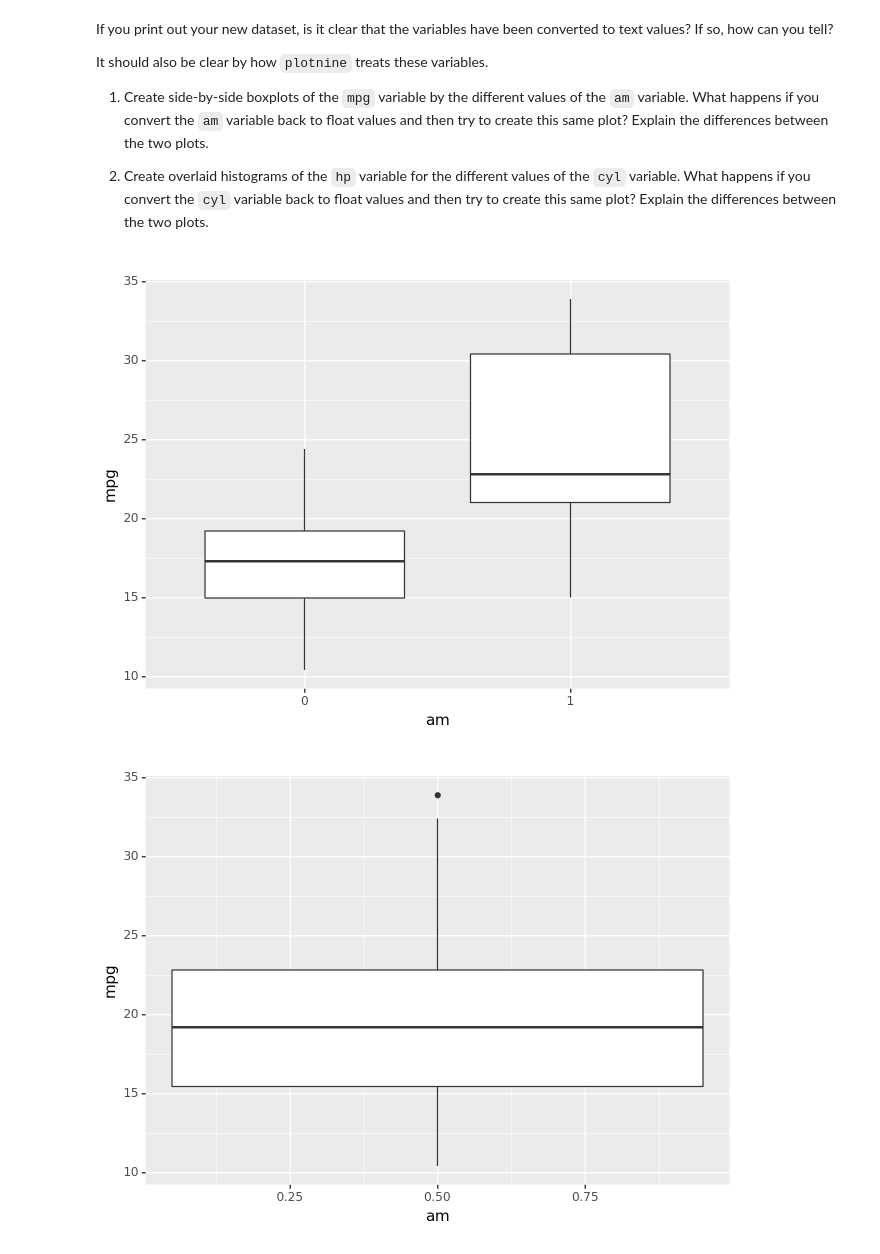
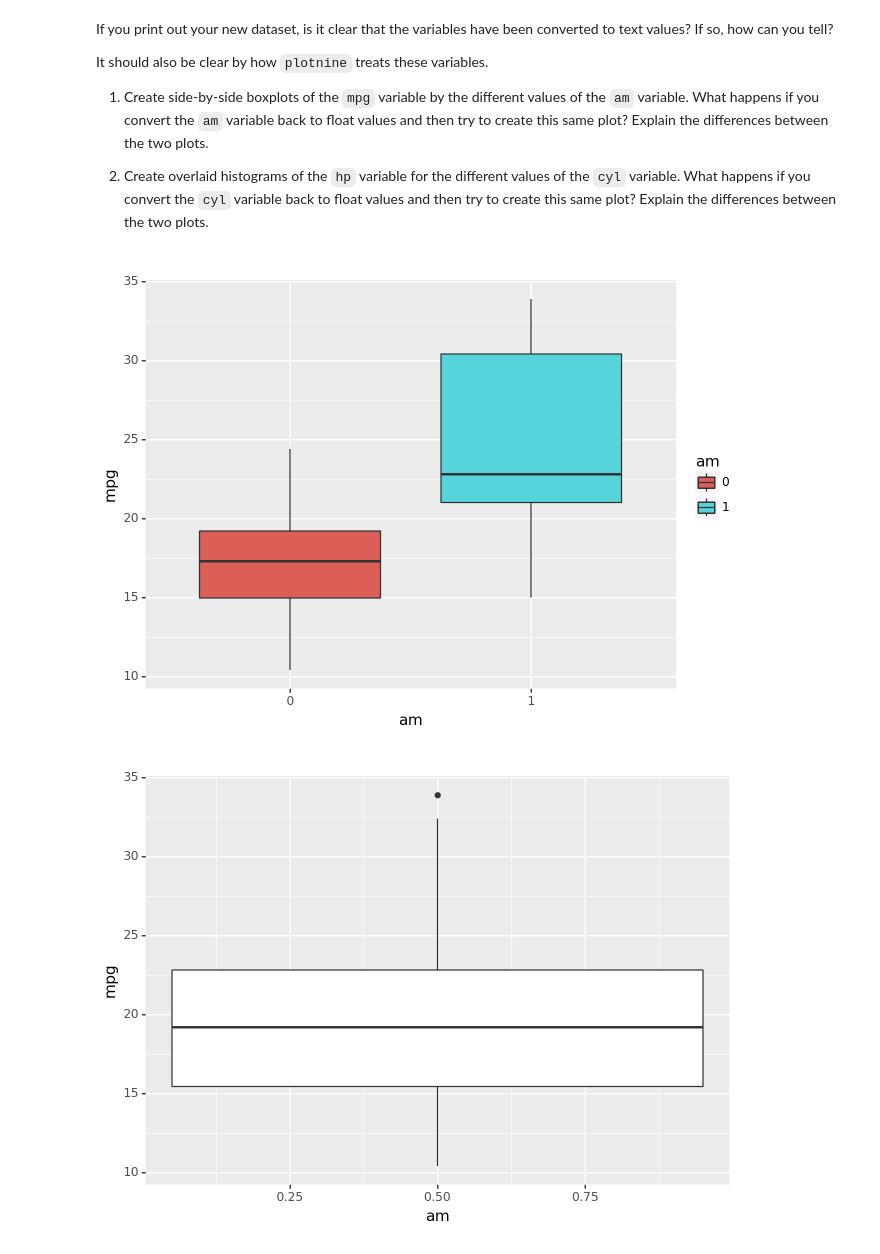
Before and after one commit to jlee932cp/GSB544_JosephLee, a Jupyter notebook: practiceActivity1_3_JosephLee.ipynb, the cells around one changed output. Cells and saved outputs as stored; diff of their text form; code cells hidden in the pictures.

```diff
--- a/practiceActivity1_3_JosephLee.ipynb
+++ b/practiceActivity1_3_JosephLee.ipynb
@@ -61,16 +61,16 @@ It should also be clear by how `plotnine` treats these variables.
 # %%
 # Create plot for (1) here
 import pandas as pd
-from plotnine import ggplot, geom_point, aes, geom_boxplot, labs
+from plotnine import ggplot, geom_point, aes, geom_boxplot
 
 plot = (
-    ggplot(df, aes(x="am", y="mpg")) +
+    ggplot(df, aes(x="am", y="mpg", fill='am')) +
     geom_boxplot()
 )
 
 plot.draw()
 # %% [output]
-[figure, old version]
+[figure, new version]
 # %%
 # What happens when you convert the 'am' variable back to float vaues and create the same plot.
 df["am"] = df["am"].astype(float)
```
Also changed, not shown: parts of 1 cell of this notebook, 6 other files.
